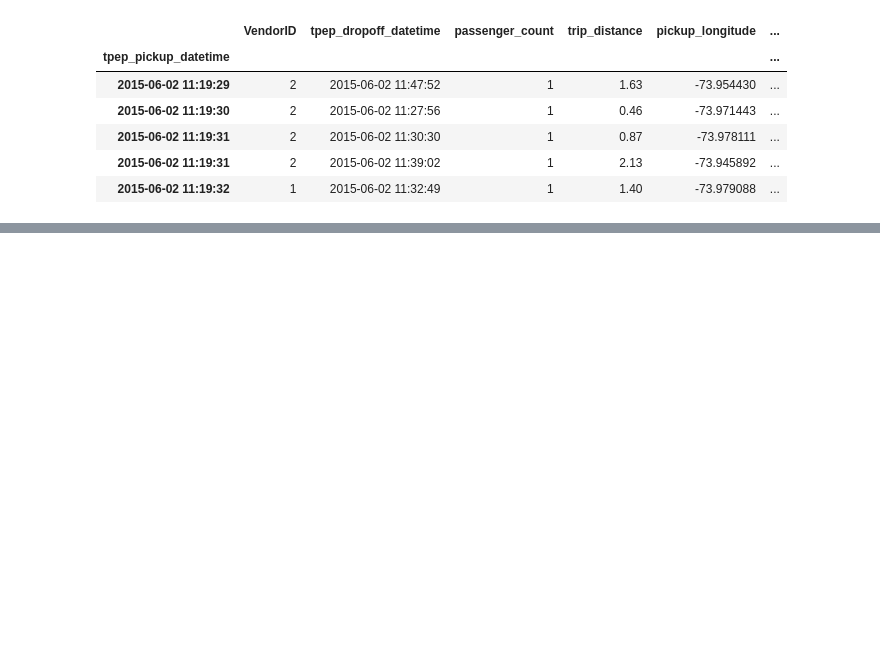
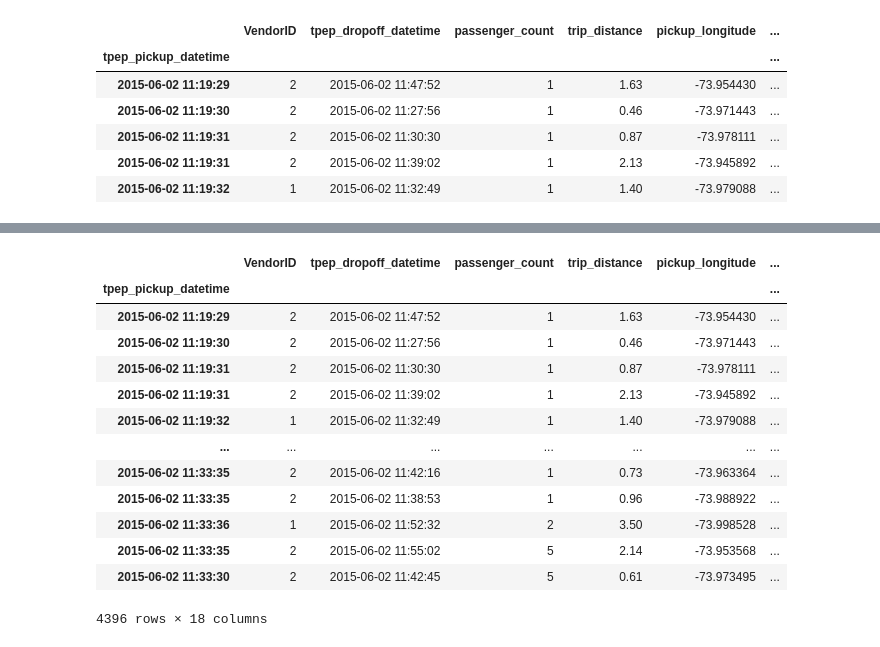
Before and after one commit to reuven/apple-2025-02February-pandas, a Jupyter notebook: 2025-03March-27.ipynb, the cells around one changed output, grey strips where cells are left out. Drawn from its saved outputs; the diff is of its cells as text; code cells hidden in the pictures; blank space fills up the shorter version.

```diff
--- a/2025-03March-27.ipynb
+++ b/2025-03March-27.ipynb
@@ -925,0 +969,17 @@ df.head()
+# %%
+df.loc['2015-06-02']
+# %% [output]
+|  | VendorID | tpep_dropoff_datetime | passenger_count | trip_distance | pickup_longitude | ... |
+| tpep_pickup_datetime |  |  |  |  |  | ... |
+| 2015-06-02 11:19:29 | 2 | 2015-06-02 11:47:52 | 1 | 1.63 | -73.954430 | ... |
+| 2015-06-02 11:19:30 | 2 | 2015-06-02 11:27:56 | 1 | 0.46 | -73.971443 | ... |
+| 2015-06-02 11:19:31 | 2 | 2015-06-02 11:30:30 | 1 | 0.87 | -73.978111 | ... |
+| 2015-06-02 11:19:31 | 2 | 2015-06-02 11:39:02 | 1 | 2.13 | -73.945892 | ... |
+| 2015-06-02 11:19:32 | 1 | 2015-06-02 11:32:49 | 1 | 1.40 | -73.979088 | ... |
+| ... | ... | ... | ... | ... | ... | ... |
+| 2015-06-02 11:33:35 | 2 | 2015-06-02 11:42:16 | 1 | 0.73 | -73.963364 | ... |
+| 2015-06-02 11:33:35 | 2 | 2015-06-02 11:38:53 | 1 | 0.96 | -73.988922 | ... |
+| 2015-06-02 11:33:36 | 1 | 2015-06-02 11:52:32 | 2 | 3.50 | -73.998528 | ... |
+| 2015-06-02 11:33:35 | 2 | 2015-06-02 11:55:02 | 5 | 2.14 | -73.953568 | ... |
+| 2015-06-02 11:33:30 | 2 | 2015-06-02 11:42:45 | 5 | 0.61 | -73.973495 | ... |
+4396 rows × 18 columns
```
Also changed, not shown: parts of 3 cells of this notebook.
